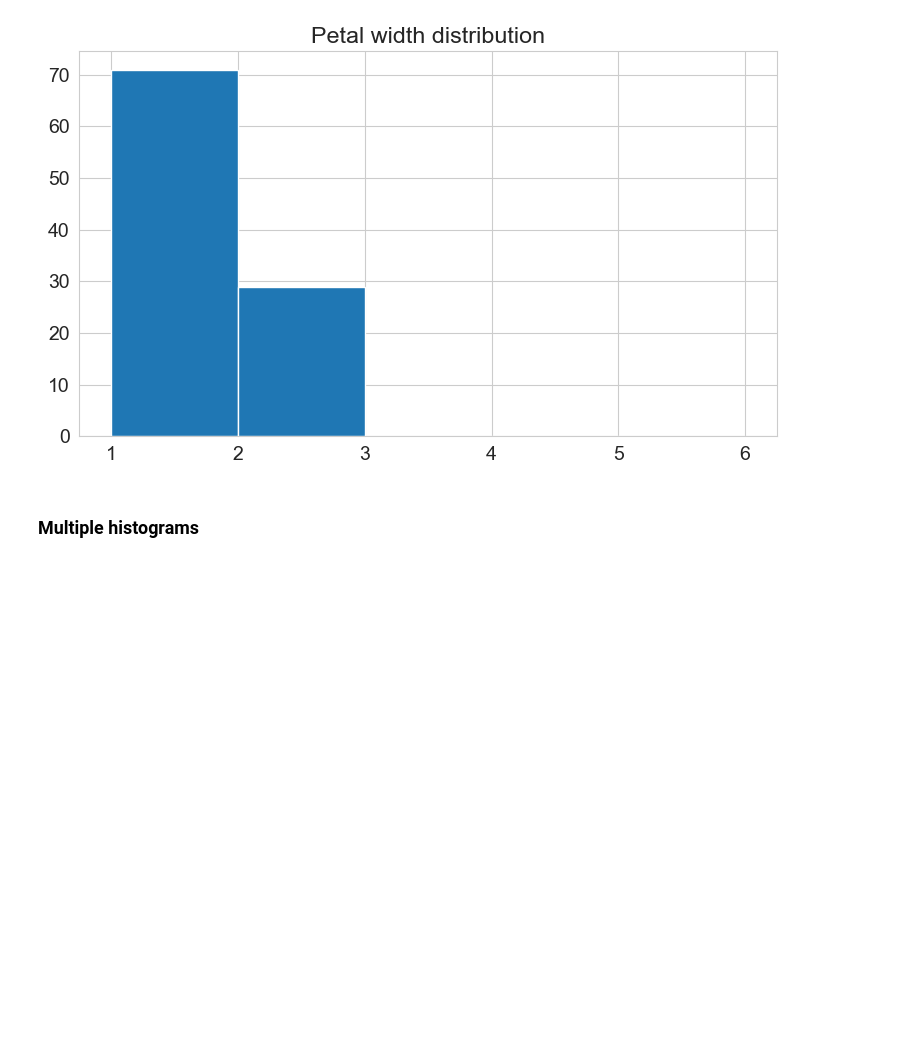
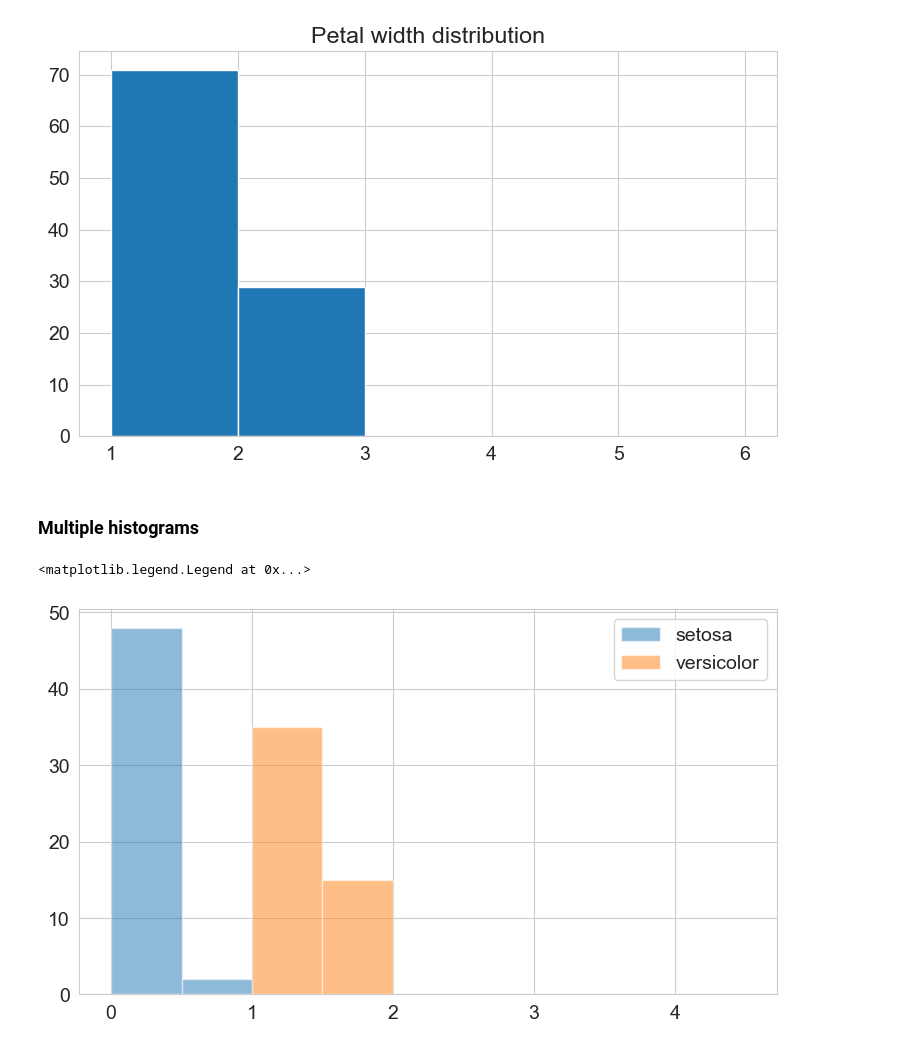
Before and after one commit to Lakshit-Chiranjiv/Python-Data-Analysis-Repo, a Jupyter notebook: Python Matplotlib-Seaborn.ipynb, the cells around one changed output. Drawn from its saved outputs; the diff is of its cells as text; code cells hidden in the pictures; blank space fills up the shorter version.

```diff
--- a/Python Matplotlib-Seaborn.ipynb
+++ b/Python Matplotlib-Seaborn.ipynb
@@ -232,3 +232,14 @@ plt.hist(flowers_df.petal_width, bins=[1,2,3,4,6])
 [figure]
 # %% [markdown]
 ### Multiple histograms
+# %%
+setosa_df = flowers_df[flowers_df.species == 'setosa']
+versicolor_df = flowers_df[flowers_df.species == 'versicolor']
+virginica_df = flowers_df[flowers_df.species == 'virginica']
+# %%
+plt.hist(setosa_df.petal_width, bins=np.arange(0,5,0.5), alpha=0.5, label='setosa')
+plt.hist(versicolor_df.petal_width, bins=np.arange(0,5,0.5), alpha=0.5, label='versicolor')
+plt.legend(['setosa', 'versicolor'])
+# %% [output]
+<matplotlib.legend.Legend at 0x...>
+[figure, added]
```
Also changed, not shown: parts of 1 cell of this notebook.
